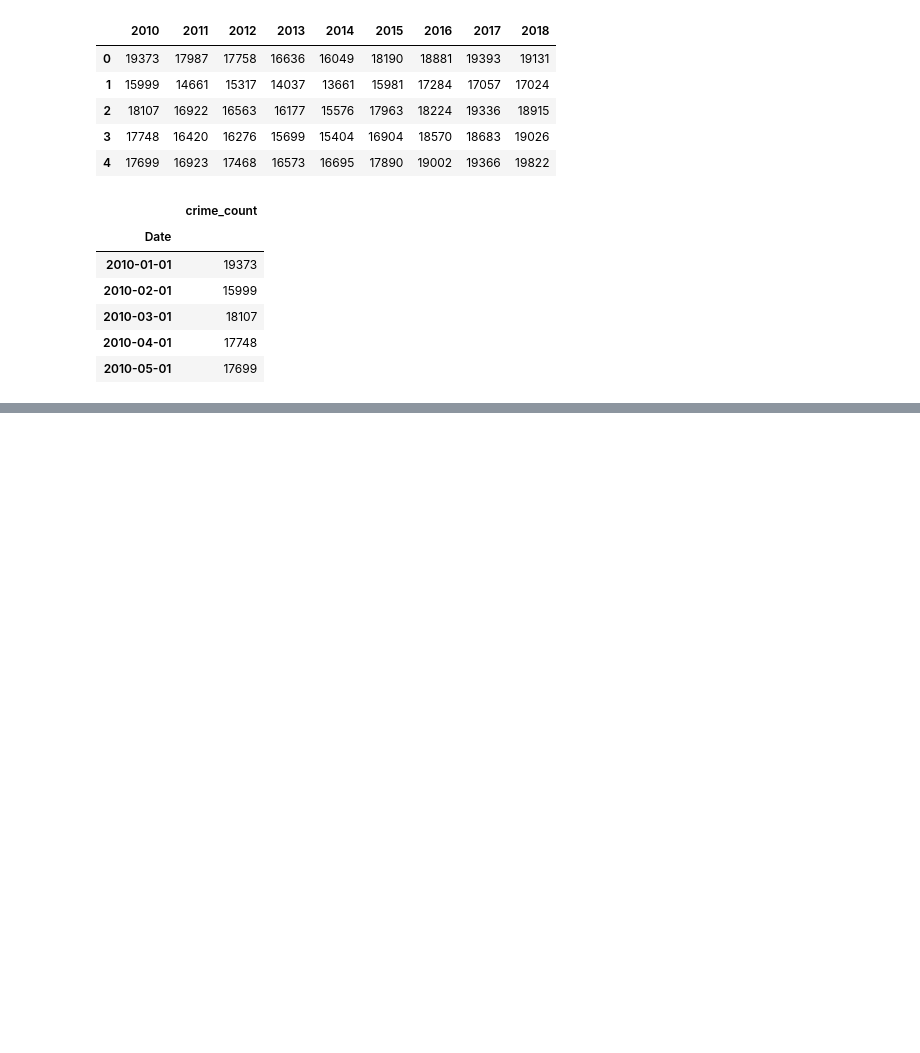
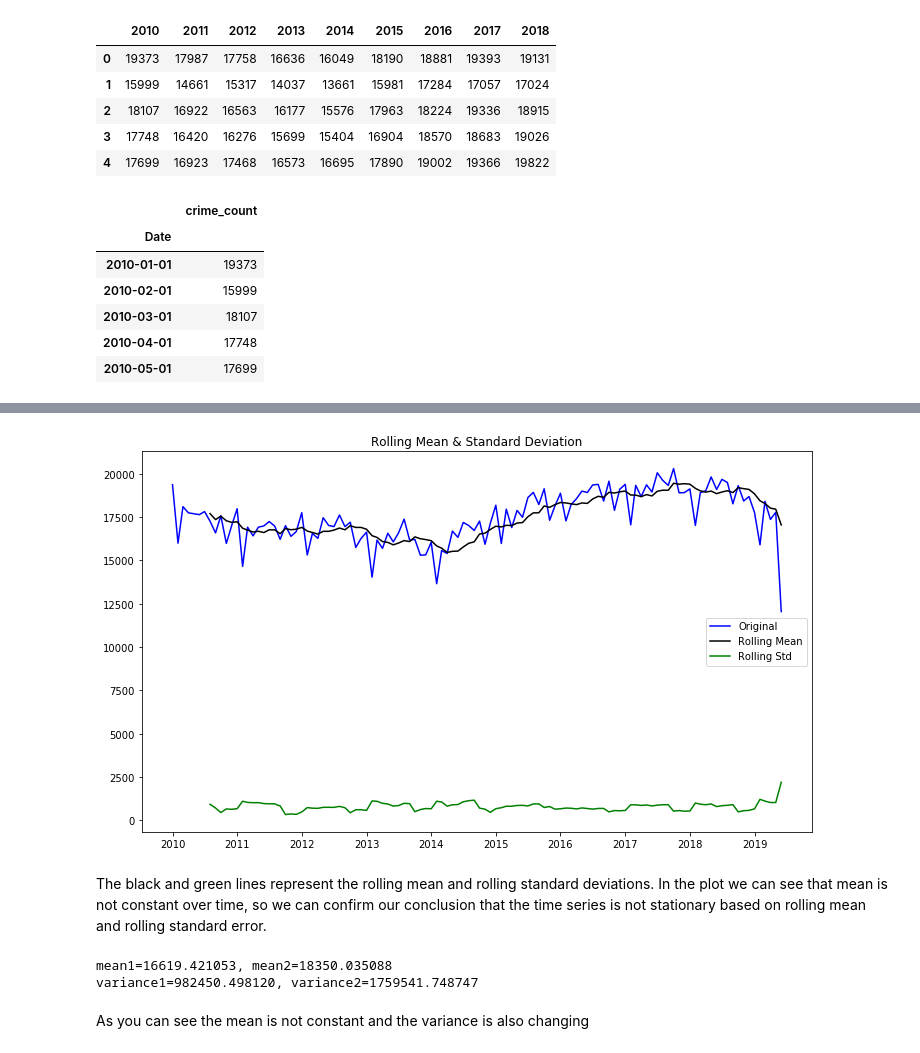
Before and after one commit to sidneykung/LA_crime_forecasting, a Jupyter notebook: model_lhamu.ipynb, the cells around one changed output, grey strips where cells are left out. Cells and saved outputs as stored; diff of their text form; code cells hidden in the pictures; blank space fills up the shorter version.

```diff
--- a/model_lhamu.ipynb
+++ b/model_lhamu.ipynb
@@ -26,9 +45,29 @@ monthly_crime.head()
+# %%
+roll_mean = monthly_crime.rolling(window=8, center=False).mean()
+roll_std = monthly_crime.rolling(window=8, center=False).std()
+# %%
+fig = plt.figure(figsize=(12,7))
+plt.plot(monthly_crime, color='blue', label='Original')
+plt.plot(roll_mean, color='black', label='Rolling Mean')
+plt.plot(roll_std, color='green', label = 'Rolling Std')
+plt.legend(loc='best')
+plt.title('Rolling Mean & Standard Deviation')
+plt.show(block=False)
+# %% [output]
+[figure, added]
+# %% [markdown]
+The black and green lines represent the rolling mean and rolling standard deviations. In the plot we can see that mean is not constant over time, so we can confirm our conclusion that the time series is not stationary based on rolling mean and rolling standard error.
 # %%
-# X = crime_volume['crime_count']
-# X = X[np.logical_not(np.isnan(X))]
-# split = round(len(X) / 2)
-# X1, X2 = X[0:split], X[split:]
-# mean1, mean2 = X1.mean(), X2.mean()
-# var1, var2 = X1.var(), X2.var()
-# print('mean1=%f, mean2=%f' % (mean1, mean2))
-# print('variance1=%f, variance2=%f' % (var1, var2))
+X = monthly_crime['crime_count']
+X = X[np.logical_not(np.isnan(X))]
+split = round(len(X) / 2)
+X1, X2 = X[0:split], X[split:]
+mean1, mean2 = X1.mean(), X2.mean()
+var1, var2 = X1.var(), X2.var()
+print('mean1=%f, mean2=%f' % (mean1, mean2))
+print('variance1=%f, variance2=%f' % (var1, var2))
+# %% [output]
+mean1=16619.421053, mean2=18350.035088
+variance1=982450.498120, variance2=1759541.748747
+# %% [markdown]
+As you can see the mean is not constant and the variance is also changing
```
Also changed, not shown: parts of 66 cells of this notebook, 7 other files.
